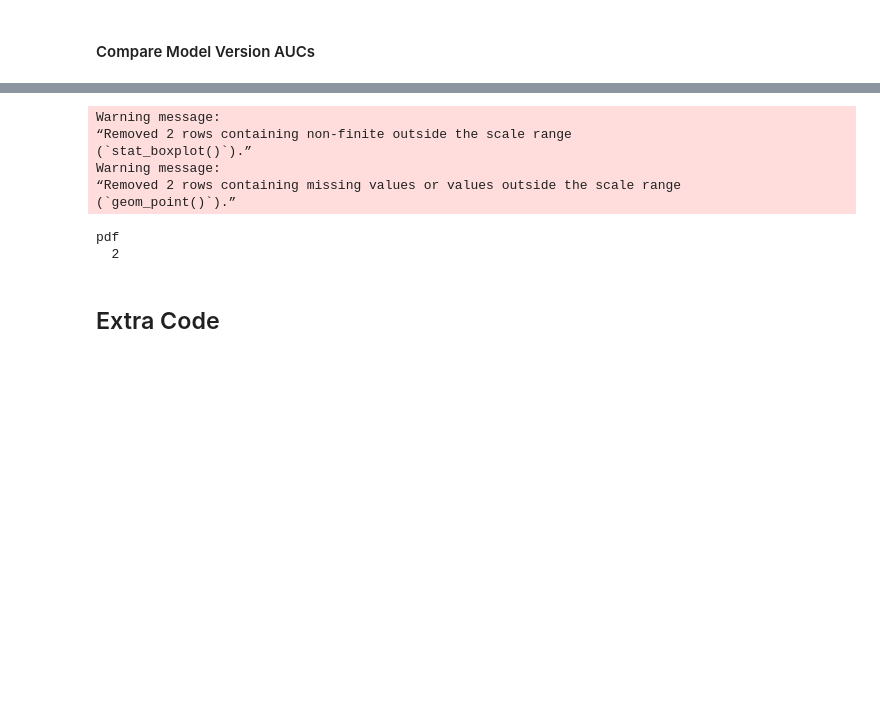
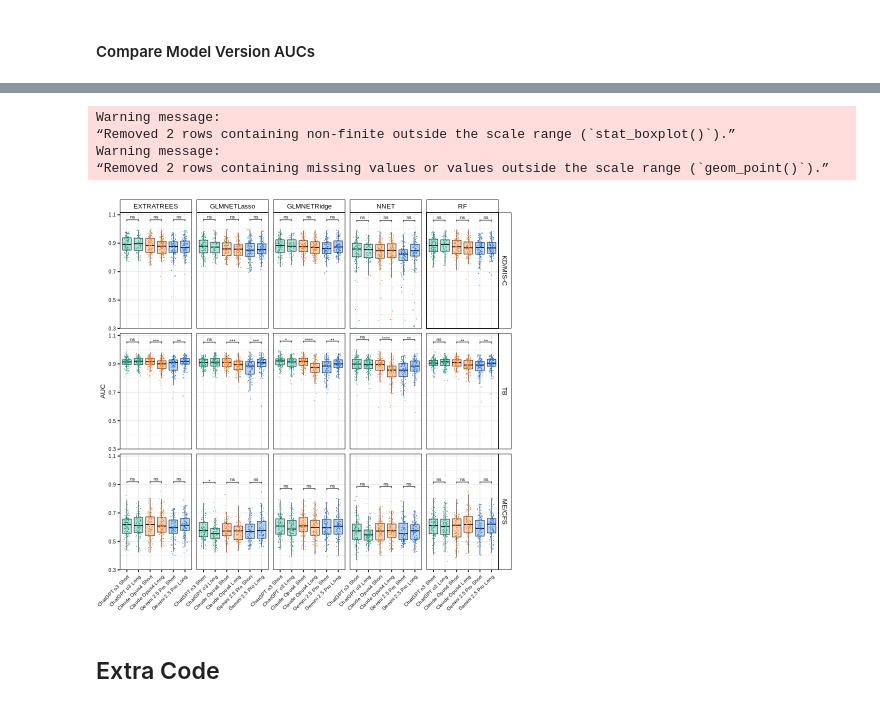
Before and after one commit to adb258/cfrna_ai_manuscript, a Jupyter notebook: code/ai_figures.ipynb, the cells around one changed output, grey strips where cells are left out. Saved outputs shown, nothing was run; the diff lists cells and outputs as text; code cells hidden in the pictures; blank space fills up the shorter version.

```diff
--- a/code/ai_figures.ipynb
+++ b/code/ai_figures.ipynb
@@ -2290,8 +2315,8 @@ stat_A <- purrr::map_dfr(pair_list, function(pr) {
   dplyr::mutate(
     p.signif = stats::symnum(
       p, corr = FALSE, na = FALSE,
-      cutpoints = c(0, .001, .01, .05, 1),
-      symbols   = c("***", "**", "*", "ns")
+      cutpoints = c(0, 0.0001, .001, .01, .05, 1),
+      symbols   = c("****", "***", "**", "*", "ns")
     )
   ) %>%
   dplyr::left_join(
@@ -2306,45 +2331,42 @@ stat_A <- purrr::map_dfr(pair_list, function(pr) {
 ##  3.  Plot                                                                  ##
 ###############################################################################
 
-pdf("/workdir/adb258/ai_paper/figures/auc_length_comp.pdf", width = 7, height = 6)
+#pdf("/workdir/adb258/ai_paper/figures/auc_length_comp.pdf", width = 7, height = 6)
 
 ggplot(plot_A, aes(x = Base, y = AUC,
                    fill = Base, colour = Base)) +
   geom_boxplot(colour = "black", lwd = .25,
                outlier.shape = NA, alpha = 0.30) +
   geom_jitter(width = .2, size = .2, alpha = .8, shape = 16) +
   stat_pvalue_manual(stat_A,
                      label       = "p.signif",
                      xmin        = "group1",
                      xmax        = "group2",
                      y.position  = "y.position",
                      size        = 2,
                      tip.length  = 0.01,
                      inherit.aes = FALSE) +
   scale_y_continuous(limits = c(0.3, 1.1),
                      expand = expansion(mult = c(0, 0.02))) +
   scale_fill_manual(values = cols) +
   scale_colour_manual(values = cols) +
   facet_grid(Disease ~ ML_Model) +
   labs(x = NULL, y = "AUC") +
   theme_cfrna_print() +
   theme(
     legend.position = "none",
     strip.text  = element_text(size = 8,
                                margin = margin(t = 4, r = 4, b = 4, l = 4)),
     axis.text.x = element_text(angle = 45, hjust = 1)
   )
 
-dev.off()
+#dev.off()
 # %% [output]
 Warning message:
-“Removed 2 rows containing non-finite outside the scale range
-(`stat_boxplot()`).”
+“Removed 2 rows containing non-finite outside the scale range (`stat_boxplot()`).”
 Warning message:
-“Removed 2 rows containing missing values or values outside the scale range
-(`geom_point()`).”
+“Removed 2 rows containing missing values or values outside the scale range (`geom_point()`).”
-pdf
-  2
+[figure, added]
 # %% [markdown]
 ## Extra Code
 # %% [markdown]
```
Also changed, not shown: parts of 7 cells of this notebook, 1 other file.
